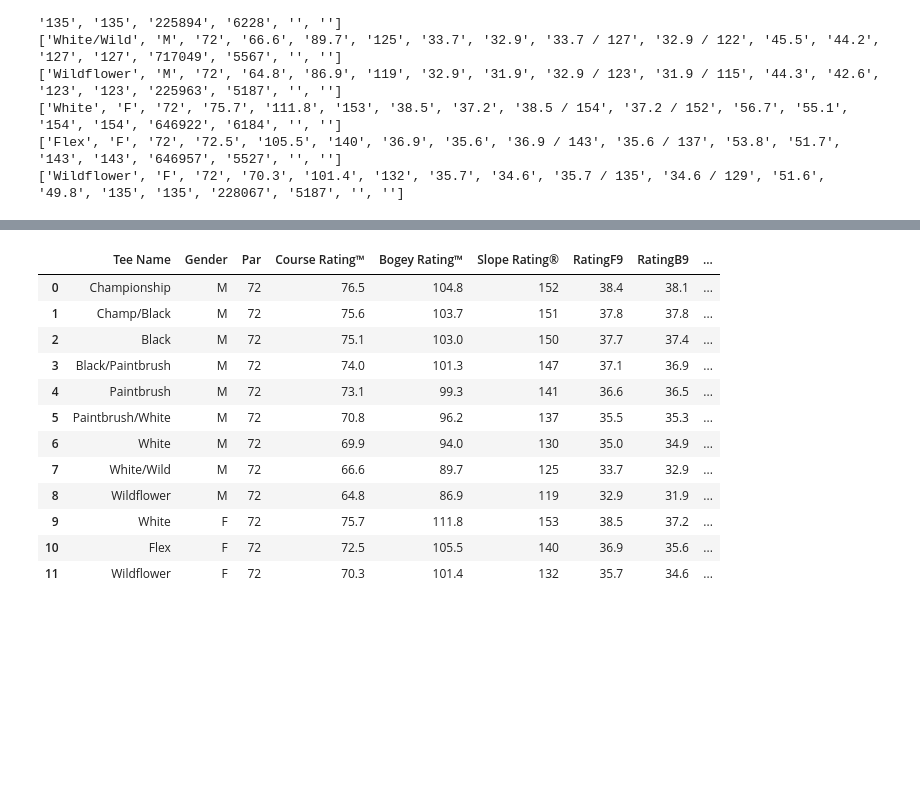
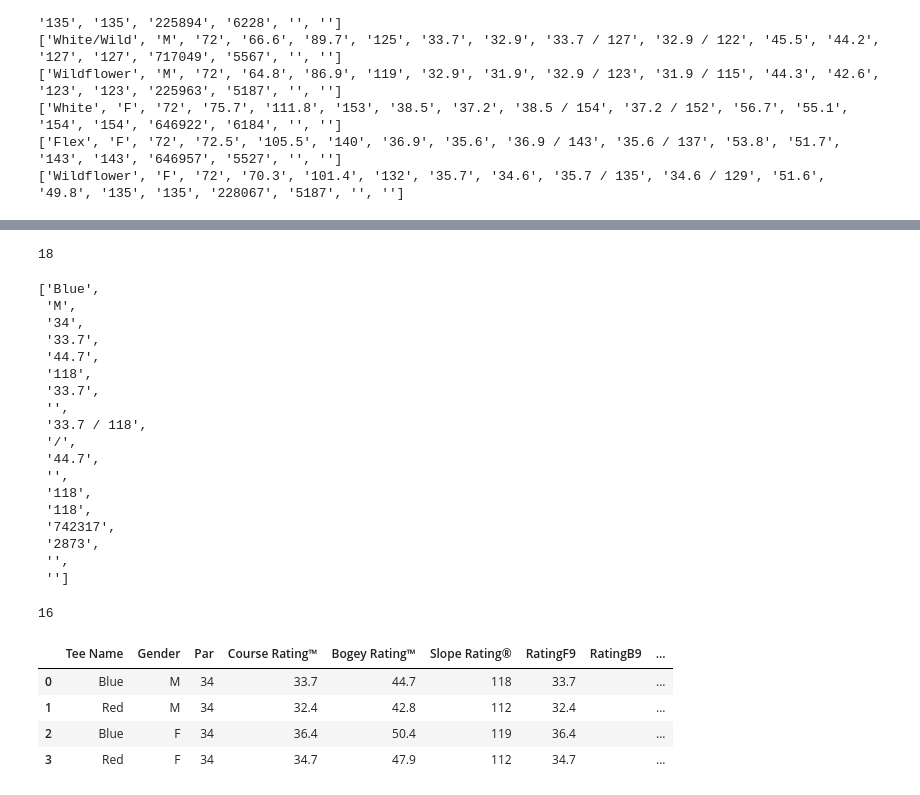
Before and after one commit to chriskopel/golf, a Jupyter notebook: research nbs/usga_ncrdb_scrape.ipynb, the cells around one changed output, grey strips where cells are left out. Saved outputs shown, nothing was run; the diff lists cells and outputs as text; code cells hidden in the pictures; blank space fills up the shorter version.

```diff
--- a/research nbs/usga_ncrdb_scrape.ipynb
+++ b/research nbs/usga_ncrdb_scrape.ipynb
@@ -88,0 +196,10 @@ for row in data:
+# %%
+# Course info
+rows = table.find_all('tr')[1:]  # Skip the header row
+# %%
+# Extract data from each row
+data = []
+for row in rows:
+    cells = row.find_all('td')
+    row_data = [cell.get_text(strip=True) for cell in cells]
+    data.append(row_data)
@@ -89,19 +251,56 @@ for row in data:
+# %%
+max_row_data = []
+max_rows = 16  # Set the maximum number of rows to collect
+row_count = 0  # Initialize a counter for the number of rows
+
+for row in rows:
+    if row_count >= max_rows:
+        break  # Stop the loop if we've reached the maximum number of rows
+
+    cells = row.find_all('td')
+    row_data = [cell.get_text(strip=True) for cell in cells]
+    max_row_data.append(row_data)
+    row_count += 1  # Increment the counter for each row processed
+# %%
+len(data[0])
+# %% [output]
+18
+# %%
+data[0]
+# %% [output]
+['Blue',
+ 'M',
+ '34',
+ '33.7',
+ '44.7',
+ '118',
+ '33.7',
+ '',
+ '33.7 / 118',
+ '/',
+ '44.7',
+ '',
+ '118',
+ '118',
+ '742317',
+ '2873',
+ '',
+ '']
+# %%
+# Remove the last two values from each sublist
+cleaned_data = [sublist[:-2] for sublist in max_row_data]
+# %%
+len(cleaned_data[0])
+# %% [output]
+16
 # %%
-# Create DataFrame
-df = pd.DataFrame(data, columns=headers)
-df = df.drop(columns='CH')
+## Consolidate all into df
+df = pd.DataFrame(cleaned_data, columns=headers)
+# df = df.drop(columns='CH')
 df
 # %% [output]
 |  | Tee Name | Gender | Par | Course Rating™ | Bogey Rating™ | Slope Rating® | RatingF9 | RatingB9 | ... |
-| 0 | Championship | M | 72 | 76.5 | 104.8 | 152 | 38.4 | 38.1 | ... |
-| 1 | Champ/Black | M | 72 | 75.6 | 103.7 | 151 | 37.8 | 37.8 | ... |
-| 2 | Black | M | 72 | 75.1 | 103.0 | 150 | 37.7 | 37.4 | ... |
-| 3 | Black/Paintbrush | M | 72 | 74.0 | 101.3 | 147 | 37.1 | 36.9 | ... |
-| 4 | Paintbrush | M | 72 | 73.1 | 99.3 | 141 | 36.6 | 36.5 | ... |
-| 5 | Paintbrush/White | M | 72 | 70.8 | 96.2 | 137 | 35.5 | 35.3 | ... |
-| 6 | White | M | 72 | 69.9 | 94.0 | 130 | 35.0 | 34.9 | ... |
-| 7 | White/Wild | M | 72 | 66.6 | 89.7 | 125 | 33.7 | 32.9 | ... |
-| 8 | Wildflower | M | 72 | 64.8 | 86.9 | 119 | 32.9 | 31.9 | ... |
-| 9 | White | F | 72 | 75.7 | 111.8 | 153 | 38.5 | 37.2 | ... |
-| 10 | Flex | F | 72 | 72.5 | 105.5 | 140 | 36.9 | 35.6 | ... |
-| 11 | Wildflower | F | 72 | 70.3 | 101.4 | 132 | 35.7 | 34.6 | ... |
+| 0 | Blue | M | 34 | 33.7 | 44.7 | 118 | 33.7 |  | ... |
+| 1 | Red | M | 34 | 32.4 | 42.8 | 112 | 32.4 |  | ... |
+| 2 | Blue | F | 34 | 36.4 | 50.4 | 119 | 36.4 |  | ... |
+| 3 | Red | F | 34 | 34.7 | 47.9 | 112 | 34.7 |  | ... |
```
Also changed, not shown: parts of 29 cells of this notebook, 4 other files.
